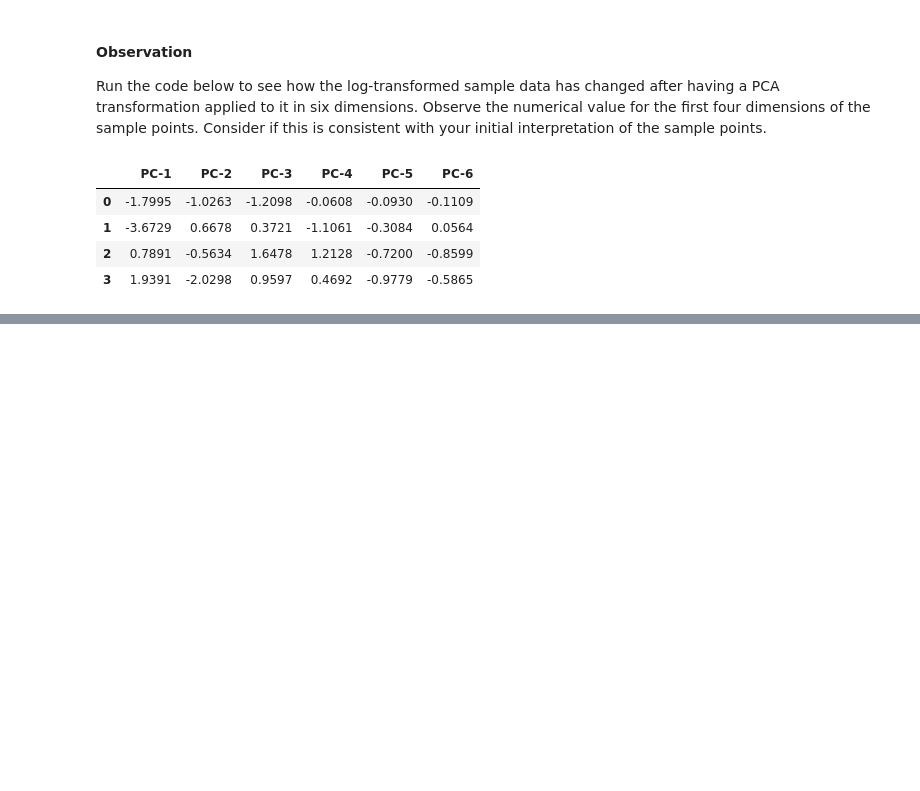
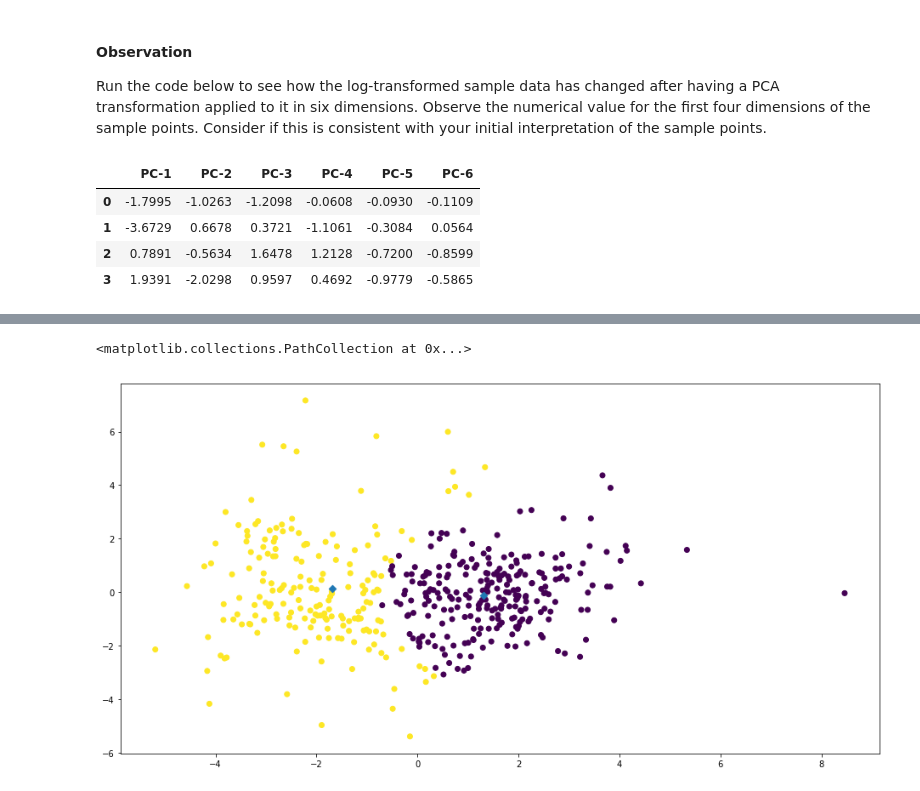
Before and after one commit to waficf/Python_Data_Training, a Jupyter notebook: Wholesale_Cluster.ipynb, the cells around one changed output, grey strips where cells are left out. Cells and saved outputs as stored; diff of their text form; code cells hidden in the pictures; blank space fills up the shorter version.

```diff
--- a/Wholesale_Cluster.ipynb
+++ b/Wholesale_Cluster.ipynb
@@ -410,0 +456,26 @@ display(pd.DataFrame(np.round(pca_sample, 4), columns = pca_df.index.values))
+# %%
+# TODO: Apply your clustering algorithm of choice to the reduced data
+from sklearn.mixture import GMM
+from sklearn.metrics import silhouette_score
+
+import warnings
+warnings.filterwarnings('ignore')
+
+# Loop through different cluster numbers to see which gives thehighest silhouette score
+
+for n_classes in range(2,7):
+    clusterer = GMM(n_components=n_classes, random_state=0)
+    clusterer.fit(reduced_data)
+
+    # TODO: Predict the cluster for each data point
+    pred = clusterer.predict(reduced_data)
+
+    # TODO: Find the cluster centers
+    centers = clusterer.means_
+
+    # TODO: Predict the cluster for each transformed sample data point
+    sample_pred = clusterer.predict(pca_samples)
+
+    # TODO: Calculate the mean silhouette coefficient for the number of clusters chosen
+    silhouette_avg = round(silhouette_score(reduced_data, pred), 3)
+    print("For n_clusters", n_classes, "the average silhouette_score is: ", silhouette_avg)
@@ -410,0 +497,7 @@ display(pd.DataFrame(np.round(pca_sample, 4), columns = pca_df.index.values))
+# %%
+# Building model on 2 Clusters
+clusterer = GMM(n_components=2, random_state=0)
+clusterer.fit(reduced_data)
+centers_gmm = clusterer.means_
+centers = pd.DataFrame.from_records(centers_gmm, columns = ['A', 'B'])
+pred_GMM = clusterer.predict(reduced_data)
@@ -410,0 +512,8 @@ display(pd.DataFrame(np.round(pca_sample, 4), columns = pca_df.index.values))
+# %%
+# Display the results of the clustering from implementation
+fig=plt.figure(figsize=(16, 8))
+plt.scatter(pca_df_2['PC-1'], pca_df_2['PC-2'], c = pred_GMM)
+plt.scatter(centers.A, centers.B, marker = 'D')
+# %% [output]
+<matplotlib.collections.PathCollection at 0x...>
+[figure, added]
```
Also changed, not shown: parts of 10 cells of this notebook.
